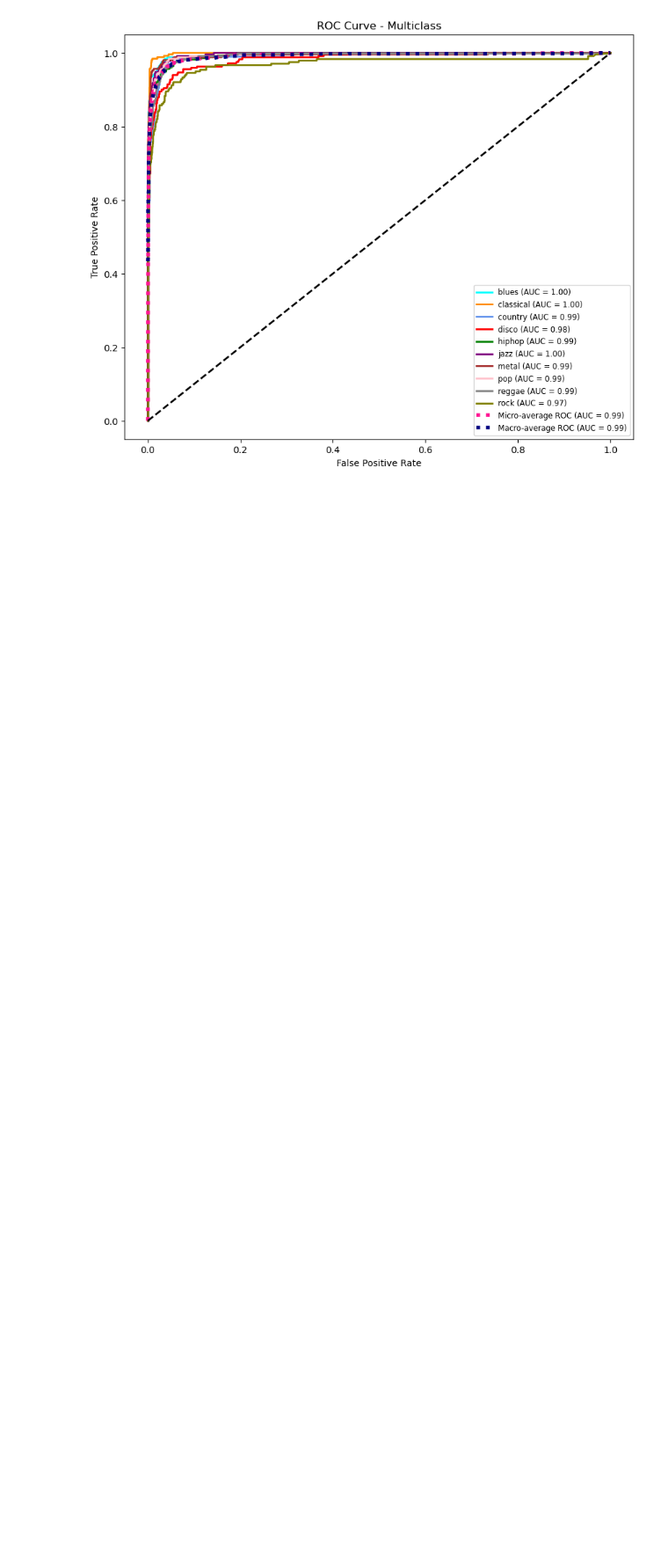
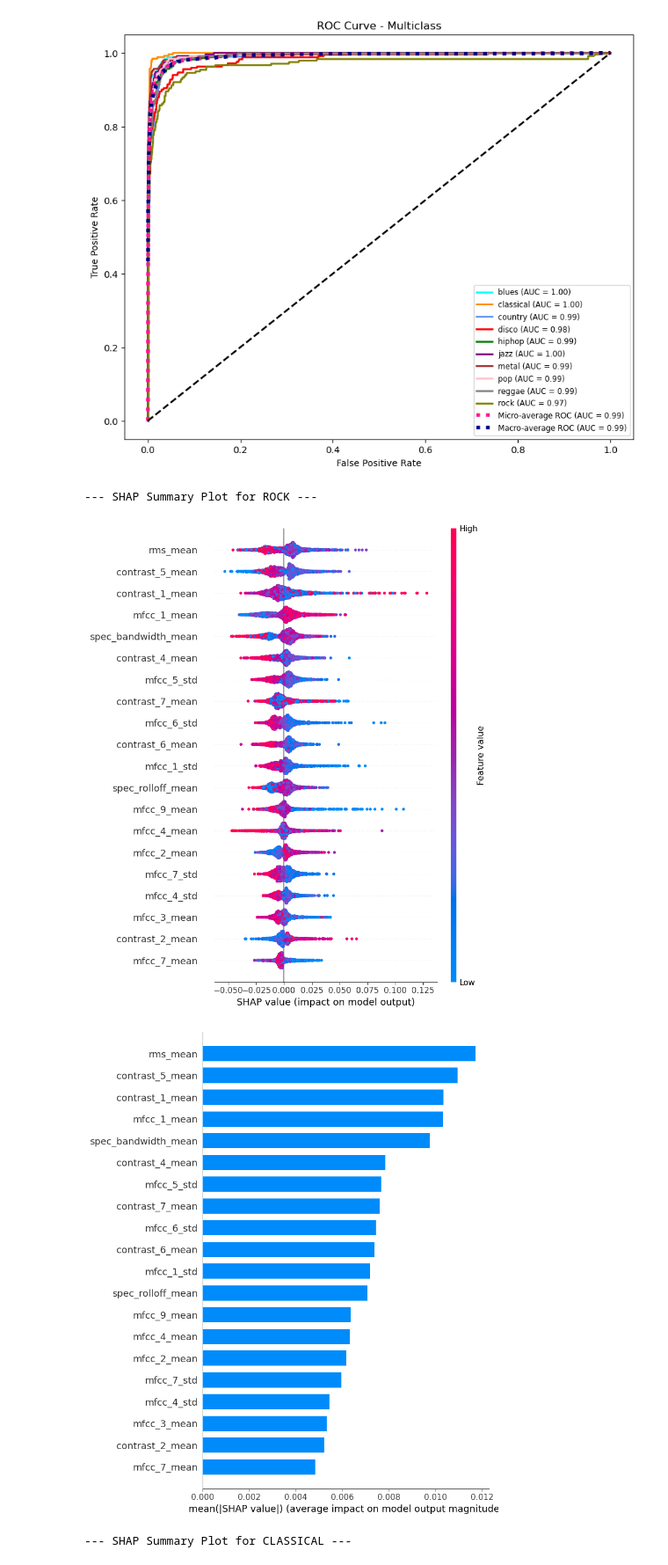
Before and after one commit to MicheleMeazzini/Songs-Genre-Classifier, a Jupyter notebook: notebooks/3_preprocessing_and_model_selection.ipynb, the cells around one changed output. Shown at 88% size. Drawn from its saved outputs; the diff is of its cells as text; code cells hidden in the pictures; blank space fills up the shorter version.

Commit message:
Added Documentation and Slides, added shap

```diff
--- a/notebooks/3_preprocessing_and_model_selection.ipynb
+++ b/notebooks/3_preprocessing_and_model_selection.ipynb
@@ -666,3 +668,36 @@ plt.legend(loc="lower right", fontsize="small")
 plt.show()
 # %% [output]
 [figure]
+# %%
+# Explaining predictions with SHAP
+
+best_model = joblib.load("../models/rf_optimized.pkl")
+rfe_selector = joblib.load("../models/rfe_selector.pkl")
+
+X_test_rfe = rfe_selector.transform(X_test_new)
+selected_features = X_test_new.columns[rfe_selector.get_support()]
+X_test_rfe_df = pd.DataFrame(X_test_rfe, columns=selected_features)
+
+explainer = shap.TreeExplainer(best_model)
+shap_values = explainer.shap_values(X_test_rfe_df)
+
+rock_idx = list(best_model.classes_).index("rock")
+classical_idx = list(best_model.classes_).index("classical")
+
+shap_rock = shap_values[:, :, rock_idx]
+shap_classical = shap_values[:, :, classical_idx]
+
+# SHAP Summary Plot for ROCK
+print("\n--- SHAP Summary Plot for ROCK ---")
+shap.summary_plot(shap_rock, X_test_rfe_df, feature_names=selected_features)
+shap.summary_plot(shap_rock, X_test_rfe_df, feature_names=selected_features, plot_type="bar")
+
+# SHAP Summary Plot for CLASSICAL
+print("\n--- SHAP Summary Plot for CLASSICAL ---")
+shap.summary_plot(shap_classical, X_test_rfe_df, feature_names=selected_features)
+shap.summary_plot(shap_classical, X_test_rfe_df, feature_names=selected_features, plot_type="bar")
+# %% [output]
+--- SHAP Summary Plot for ROCK ---
+[figure, added]
+[figure, added]
+--- SHAP Summary Plot for CLASSICAL ---
```
Also changed, not shown: parts of 2 cells of this notebook, 3 other files.
